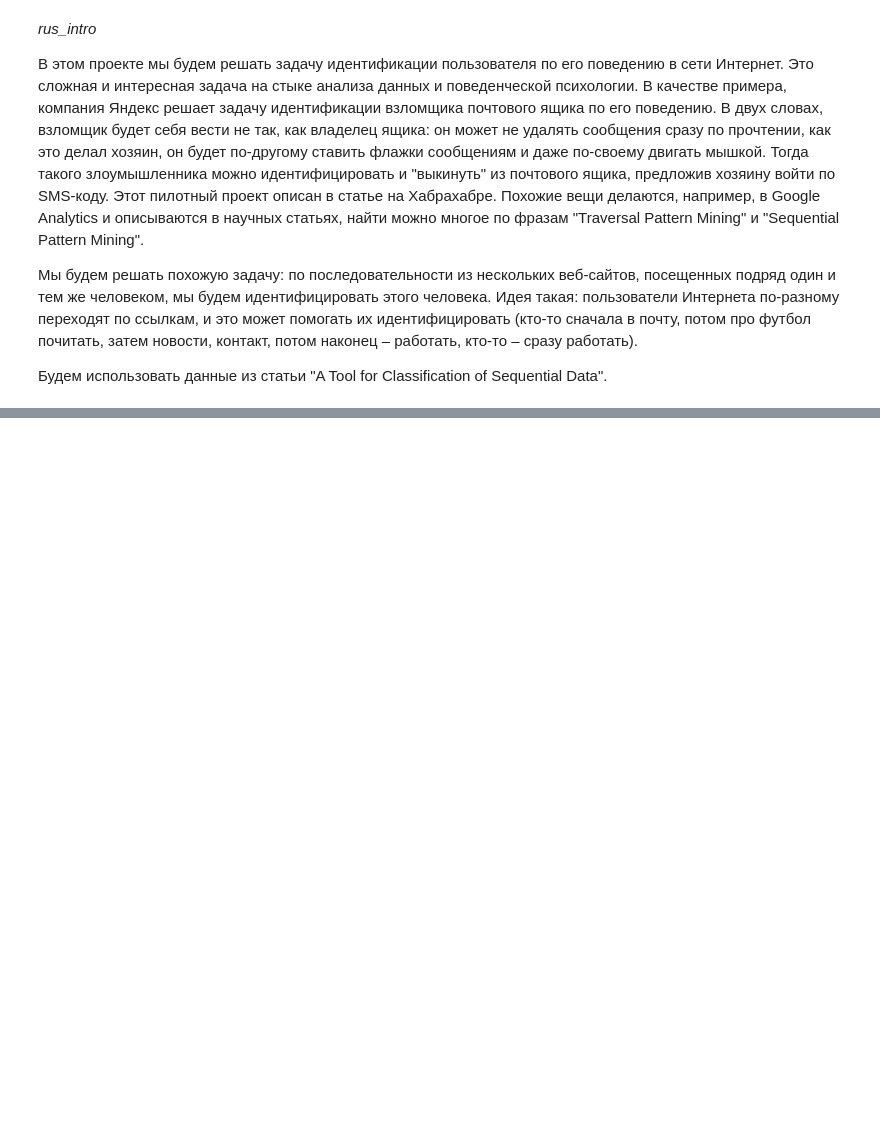
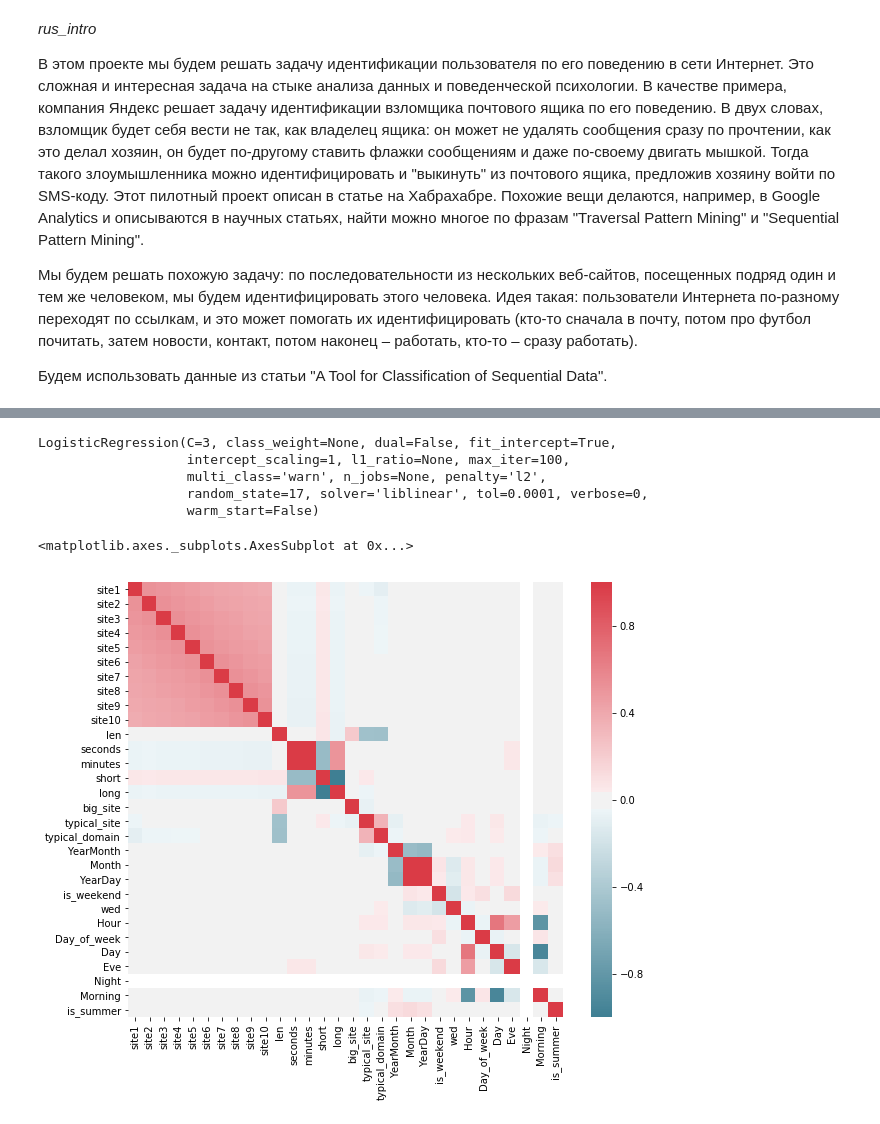
Before and after one commit to HQuality/ML_Yandex_MIPT, a Jupyter notebook: 6 Data analysis project/Internet Users Pattern Mining (Alice)/Week 7/Final Report Alice Competition.ipynb, the cells around one changed output, grey strips where cells are left out. Drawn from its saved outputs; the diff is of its cells as text; code cells hidden in the pictures; blank space fills up the shorter version.

```diff
--- a/6 Data analysis project/Internet Users Pattern Mining (Alice)/Week 7/Final Report Alice Competition.ipynb
+++ b/6 Data analysis project/Internet Users Pattern Mining (Alice)/Week 7/Final Report Alice Competition.ipynb
@@ -11,0 +166,22 @@
+# %%
+#временные фичи
+df['YearMonth'] = df['time1'].apply(lambda x:x.strftime('%Y%m')).astype('int64')
+#df['Year'] = df['time1'].apply(lambda x:x.strftime('%Y')).astype('int64') --
+#большая корреляция по Пирсону с YearMonth (очевидно), не зашло
+df['Month'] = df.time1.dt.strftime('%m').astype('int64')
+df['YearDay'] = df['time1'].apply(lambda x:x.strftime('%j')).astype('int64')
+df['is_weekend'] = df['time1'].apply(lambda x: 1 if x.date().weekday() in (5,6) else 0)
+df['wed'] = df['time1'].apply(lambda x: 1 if x.date().weekday() in [2] else 0)
+df['Hour'] = df.time1.apply(lambda x:x.strftime('%H')).astype('int64')
+#df['Week'] = df['time1'].dt.strftime('%W').astype('int64') -- большая корреляция по Пирсону с YearDay, не зашло
+df['Day_of_week'] = df['time1'].dt.strftime('%w').astype('int64')
+# %%
+#еще немножко "флагов"
+df['Day'] = df.Hour.apply(lambda x:1 if x in range(12,19) else 0)
+df['Eve'] = df.Hour.apply(lambda x:1 if x in range(19,24) else 0)
+df['Night'] = df.Hour.apply(lambda x:1 if x in range(24,6) else 0)
+#несмотря на то, что график ничего не показывает и фьюч импортансы показывают нули,
+#присутствие флага дает прирост на LB. У некоторых людей прироста нет. Stranger things
+df['Morning'] = df.Hour.apply(lambda x:1 if x in range(6,12) else 0)
+# %%
+df['is_summer'] = df['Month'].apply(lambda x: 1 if x in (6, 7, 8) else 0)
@@ -11,0 +195,5 @@
+# %%
+features_to_scale = [
+    'seconds',
+]
+df[features_to_scale] = StandardScaler().fit_transform(df[features_to_scale])
@@ -11,0 +286,8 @@
+# %%
+logit.fit(Xfull_train, y_train)
+# %% [output]
+LogisticRegression(C=3, class_weight=None, dual=False, fit_intercept=True,
+                   intercept_scaling=1, l1_ratio=None, max_iter=100,
+                   multi_class='warn', n_jobs=None, penalty='l2',
+                   random_state=17, solver='liblinear', tol=0.0001, verbose=0,
+                   warm_start=False)
@@ -11,0 +300,10 @@
+# %%
+import seaborn as sns
+
+f, ax = plt.subplots(figsize=(10, 8))
+corr = df.corr()
+sns.heatmap(corr, mask=np.zeros_like(corr, dtype=np.bool), cmap=sns.diverging_palette(220, 10, as_cmap=True),
+            square=True, ax=ax)
+# %% [output]
+<matplotlib.axes._subplots.AxesSubplot at 0x...>
+[figure, added]
```
Also changed, not shown: parts of 42 cells of this notebook, 36 other files.
